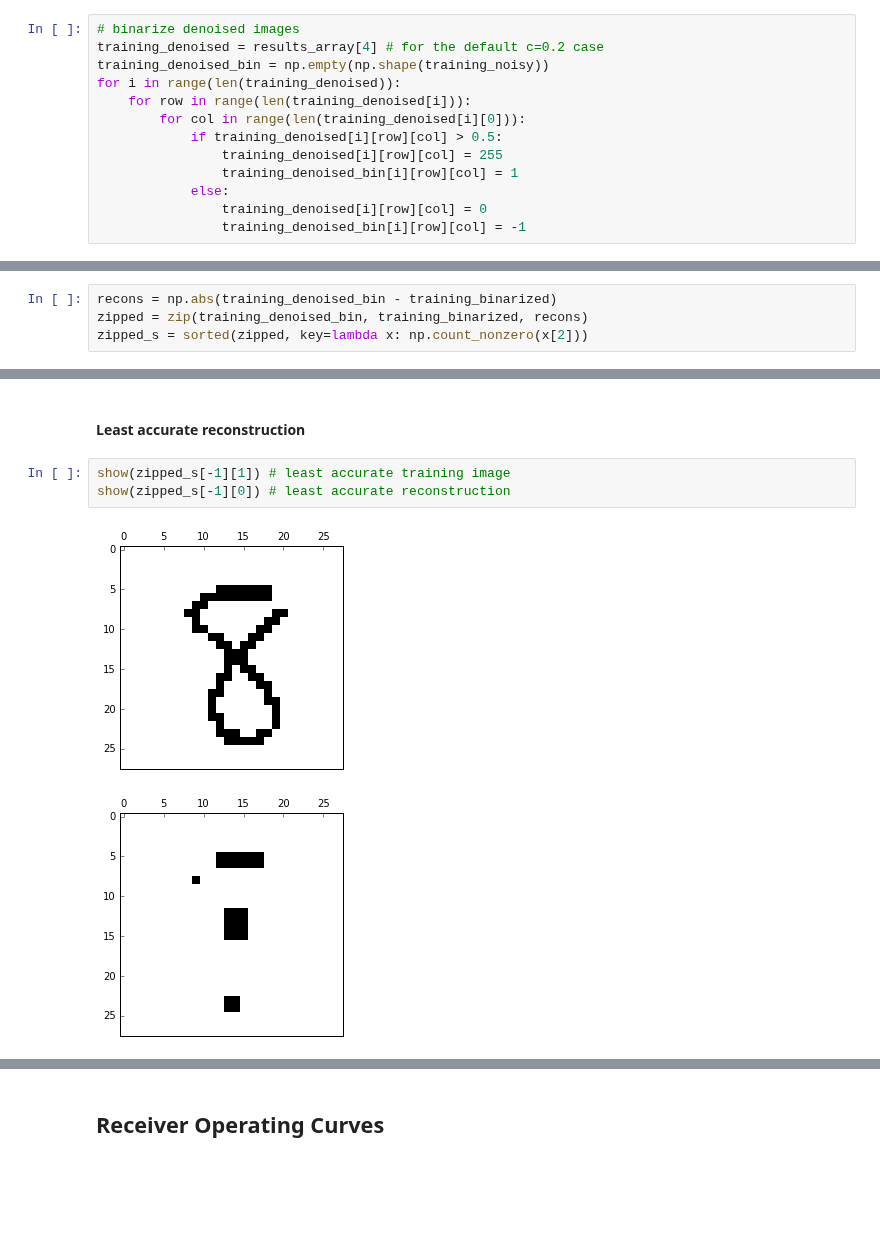
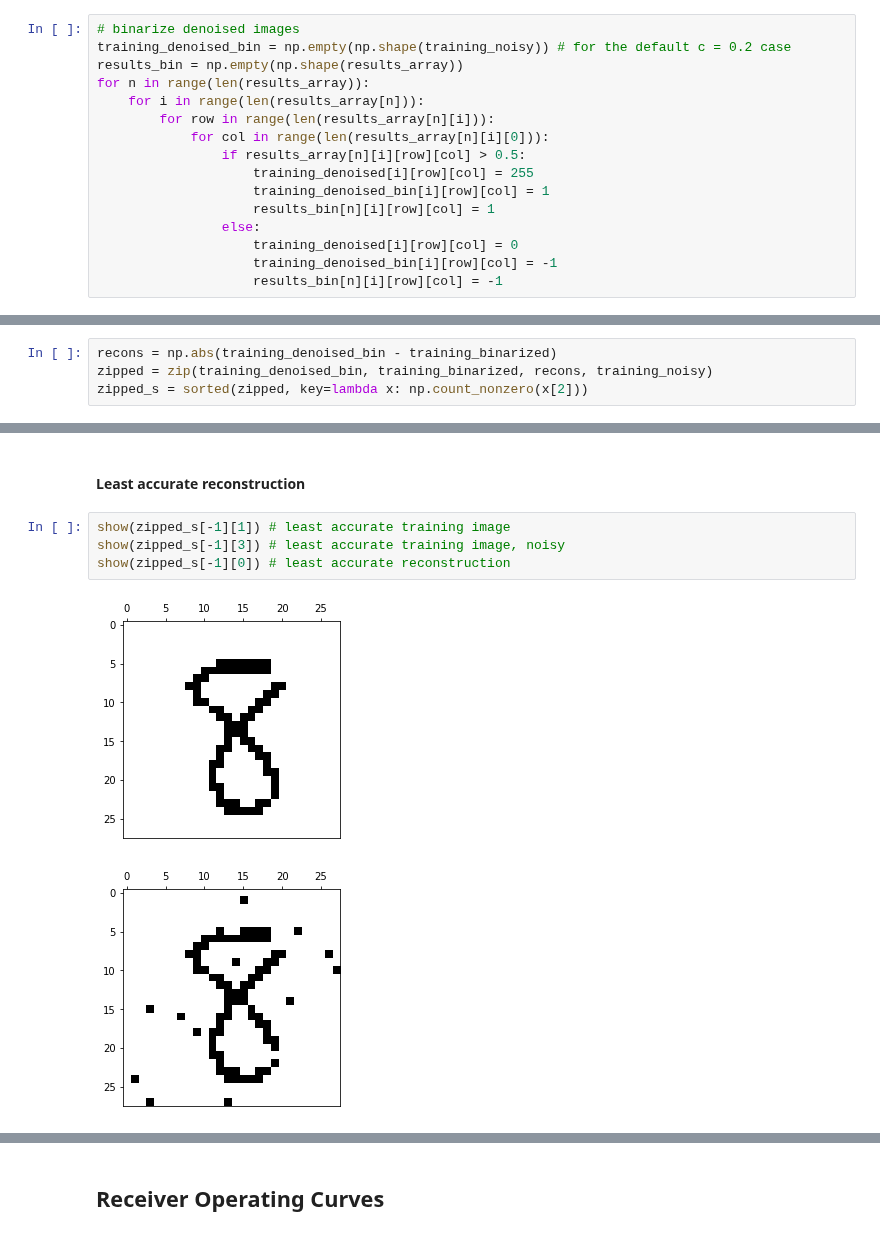
Before and after one commit to Salil999/applied_machine_learning, a Jupyter notebook: hw7/hw7.ipynb, the cells around one changed output, grey strips where cells are left out. Cells and saved outputs as stored; diff of their text form; blank space fills up the shorter version.

```diff
--- a/hw7/hw7.ipynb
+++ b/hw7/hw7.ipynb
@@ -91,17 +85,20 @@ results_array = pool.starmap(boltzmann_parallel, [(training_binarized, -1),(trai
 499
 # %%
 # binarize denoised images
-training_denoised = results_array[4] # for the default c=0.2 case
-training_denoised_bin = np.empty(np.shape(training_noisy))
-for i in range(len(training_denoised)):
-    for row in range(len(training_denoised[i])):
-        for col in range(len(training_denoised[i][0])):
-            if training_denoised[i][row][col] > 0.5:
-                training_denoised[i][row][col] = 255
-                training_denoised_bin[i][row][col] = 1
-            else:
-                training_denoised[i][row][col] = 0
-                training_denoised_bin[i][row][col] = -1
+training_denoised_bin = np.empty(np.shape(training_noisy)) # for the default c = 0.2 case
+results_bin = np.empty(np.shape(results_array))
+for n in range(len(results_array)):
+    for i in range(len(results_array[n])):
+        for row in range(len(results_array[n][i])):
+            for col in range(len(results_array[n][i][0])):
+                if results_array[n][i][row][col] > 0.5:
+                    training_denoised[i][row][col] = 255
+                    training_denoised_bin[i][row][col] = 1
+                    results_bin[n][i][row][col] = 1
+                else:
+                    training_denoised[i][row][col] = 0
+                    training_denoised_bin[i][row][col] = -1
+                    results_bin[n][i][row][col] = -1
 # %%
 # calculates different pixels in all images
 fraction = np.sum(np.abs(training_denoised_bin - training_binarized)) / (2 * 500 * (28 ** 2))
@@ -111,6 +108,6 @@ print(1-fraction) # percentage of correct pixels
 # %%
 recons = np.abs(training_denoised_bin - training_binarized)
-zipped = zip(training_denoised_bin, training_binarized, recons)
+zipped = zip(training_denoised_bin, training_binarized, recons, training_noisy)
 zipped_s = sorted(zipped, key=lambda x: np.count_nonzero(x[2]))
 # %% [markdown]
 #### Most accurate reconstruction
@@ -124,7 +123,8 @@ show(zipped_s[0][0]) # most accurate reconstruction
 #### Least accurate reconstruction
 # %%
 show(zipped_s[-1][1]) # least accurate training image
+show(zipped_s[-1][3]) # least accurate training image, noisy
 show(zipped_s[-1][0]) # least accurate reconstruction
 # %% [output]
-[figure, old version]
+[figure, new version]
-[figure, old version]
+[figure, new version]
```
Also changed, not shown: parts of 9 cells of this notebook.
